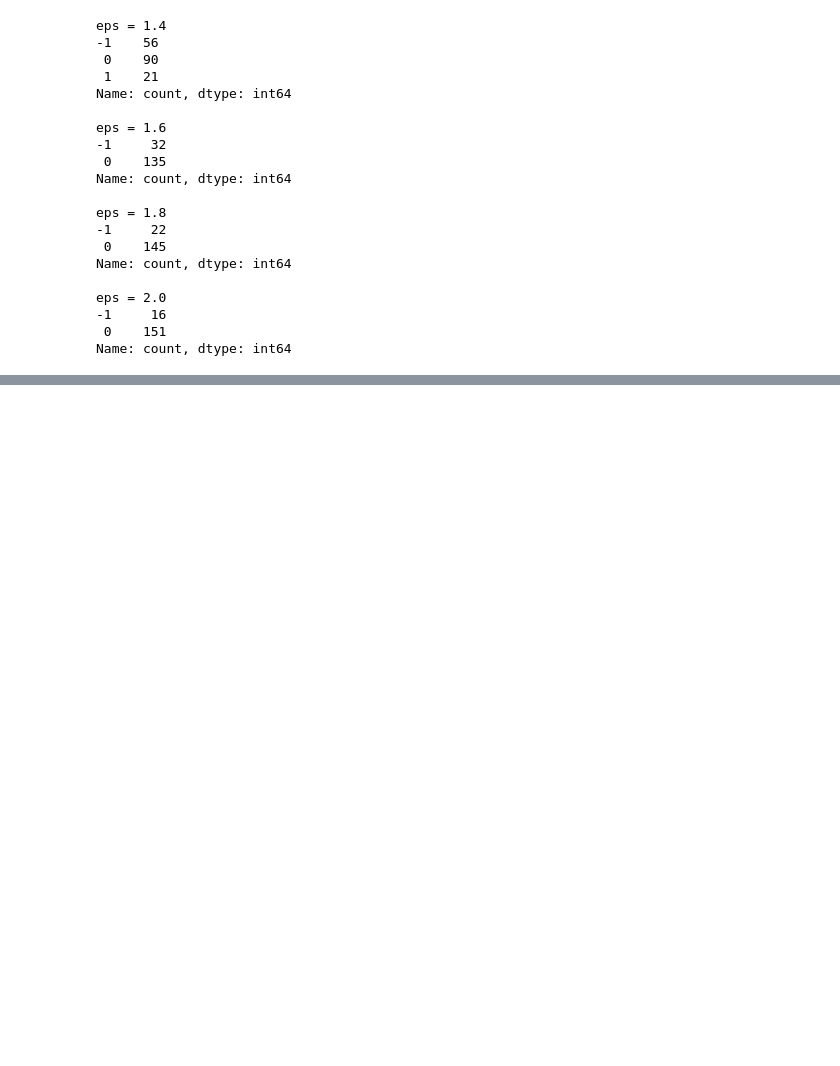
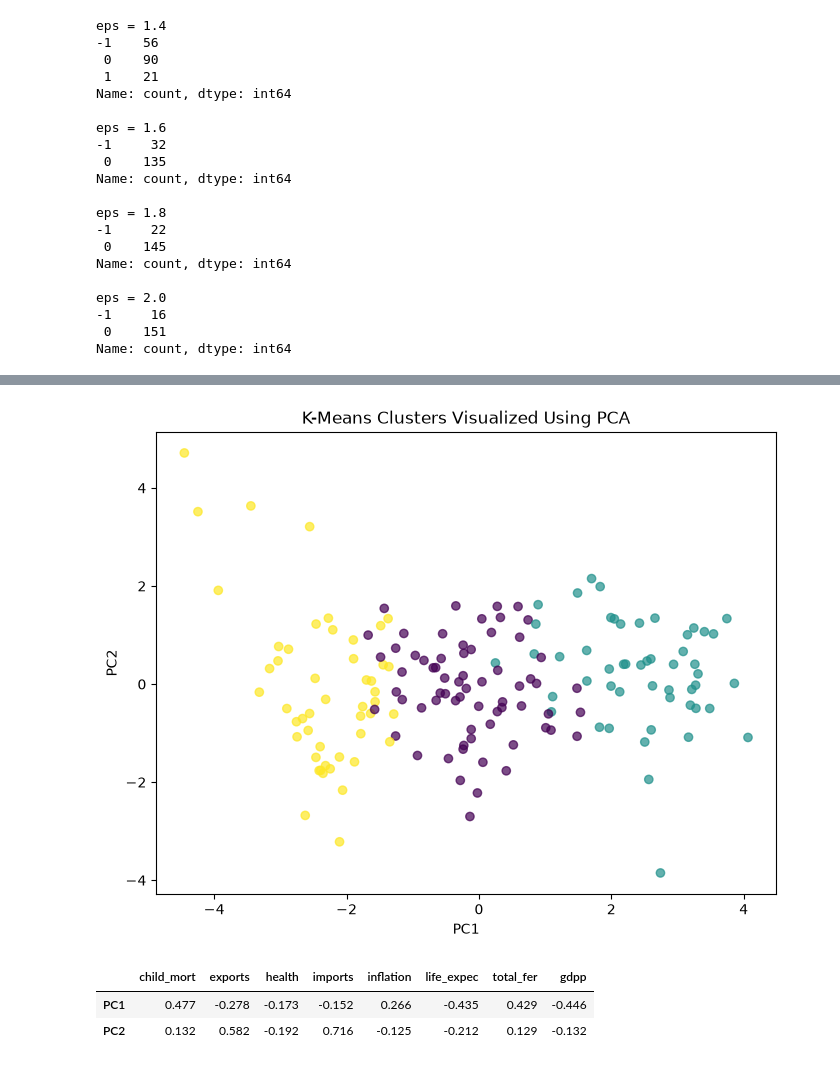
Before and after one commit to zalak01/country-aid-clustering, a Jupyter notebook: notebooks/03.hypothesis_testing_preprocessing.ipynb, the cells around one changed output, grey strips where cells are left out. Saved outputs shown, nothing was run; the diff lists cells and outputs as text; code cells hidden in the pictures; blank space fills up the shorter version.

Commit message:
Update clustering analysis and recommendations

```diff
--- a/notebooks/03.hypothesis_testing_preprocessing.ipynb
+++ b/notebooks/03.hypothesis_testing_preprocessing.ipynb
@@ -1199,0 +1207,4 @@ Name: count, dtype: int64
+# %%
+pca = PCA()
+
+X_pca = pca.fit_transform(X_scaled_df)
@@ -1199,0 +1223,11 @@ Name: count, dtype: int64
+# %%
+pca_df = pd.DataFrame(
+    X_pca[:, :2],
+    columns=['PC1', 'PC2'],
+    index=X_scaled_df.index
+)
+
+pca_df['country'] = df['country']
+pca_df['kmeans_cluster'] = df_final['cluster']
+
+pca_df.head()
@@ -1199,0 +1241,28 @@ Name: count, dtype: int64
+# %%
+plt.figure(figsize=(8, 6))
+
+plt.scatter(
+    pca_df['PC1'],
+    pca_df['PC2'],
+    c=pca_df['kmeans_cluster'],
+    alpha=0.7
+)
+
+plt.xlabel('PC1')
+plt.ylabel('PC2')
+plt.title('K-Means Clusters Visualized Using PCA')
+plt.show()
+# %% [output]
+[figure, added]
+# %%
+pca_loadings = pd.DataFrame(
+    pca.components_[:2],
+    columns=clustering_features,
+    index=['PC1', 'PC2']
+)
+
+pca_loadings.round(3)
+# %% [output]
+|  | child_mort | exports | health | imports | inflation | life_expec | total_fer | gdpp |
+| PC1 | 0.477 | -0.278 | -0.173 | -0.152 | 0.266 | -0.435 | 0.429 | -0.446 |
+| PC2 | 0.132 | 0.582 | -0.192 | 0.716 | -0.125 | -0.212 | 0.129 | -0.132 |
```
Also changed, not shown: parts of 22 cells of this notebook, 1 other file.
